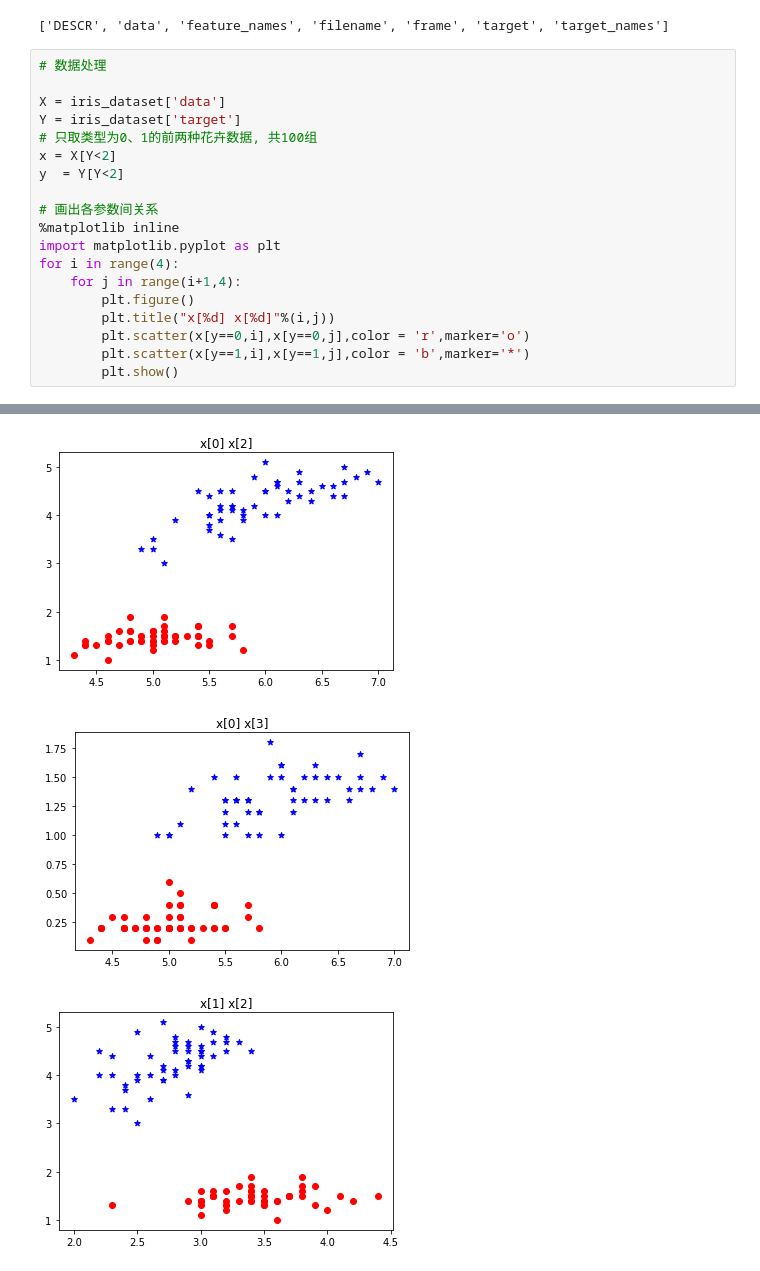
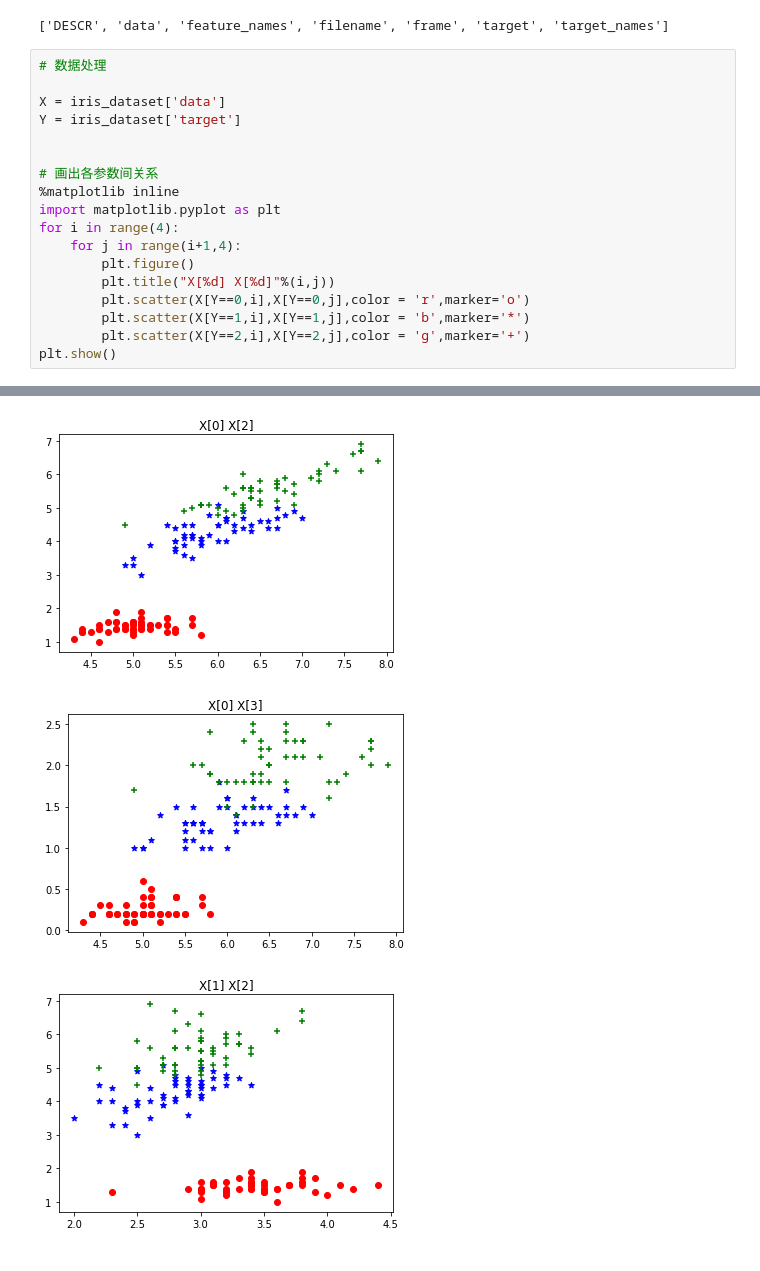
Before and after one commit to chnzzh/BIT_Tianchi, a Jupyter notebook: notebook/03支持向量机.ipynb, the cells around one changed output, grey strips where cells are left out. Saved outputs shown, nothing was run; the diff lists cells and outputs as text.

```diff
--- a/notebook/03支持向量机.ipynb
+++ b/notebook/03支持向量机.ipynb
@@ -13,9 +13,7 @@ print(dir(iris_dataset))
 
 X = iris_dataset['data']
 Y = iris_dataset['target']
-# 只取类型为0、1的前两种花卉数据, 共100组
-x = X[Y<2]
-y  = Y[Y<2]
+
 
 # 画出各参数间关系
 %matplotlib inline
@@ -23,8 +21,9 @@ import matplotlib.pyplot as plt
 for i in range(4):
     for j in range(i+1,4):
         plt.figure()
-        plt.title("x[%d] x[%d]"%(i,j))
-        plt.scatter(x[y==0,i],x[y==0,j],color = 'r',marker='o')
-        plt.scatter(x[y==1,i],x[y==1,j],color = 'b',marker='*')
-        plt.show()
+        plt.title("X[%d] X[%d]"%(i,j))
+        plt.scatter(X[Y==0,i],X[Y==0,j],color = 'r',marker='o')
+        plt.scatter(X[Y==1,i],X[Y==1,j],color = 'b',marker='*')
+        plt.scatter(X[Y==2,i],X[Y==2,j],color = 'g',marker='+')
+plt.show()
 # %% [output]
@@ -32,3 +31,3 @@ for i in range(4):
-[figure, old version]
+[figure, new version]
-[figure, old version]
+[figure, new version]
-[figure, old version]
+[figure, new version]
```
Also changed, not shown: parts of 5 cells of this notebook.
